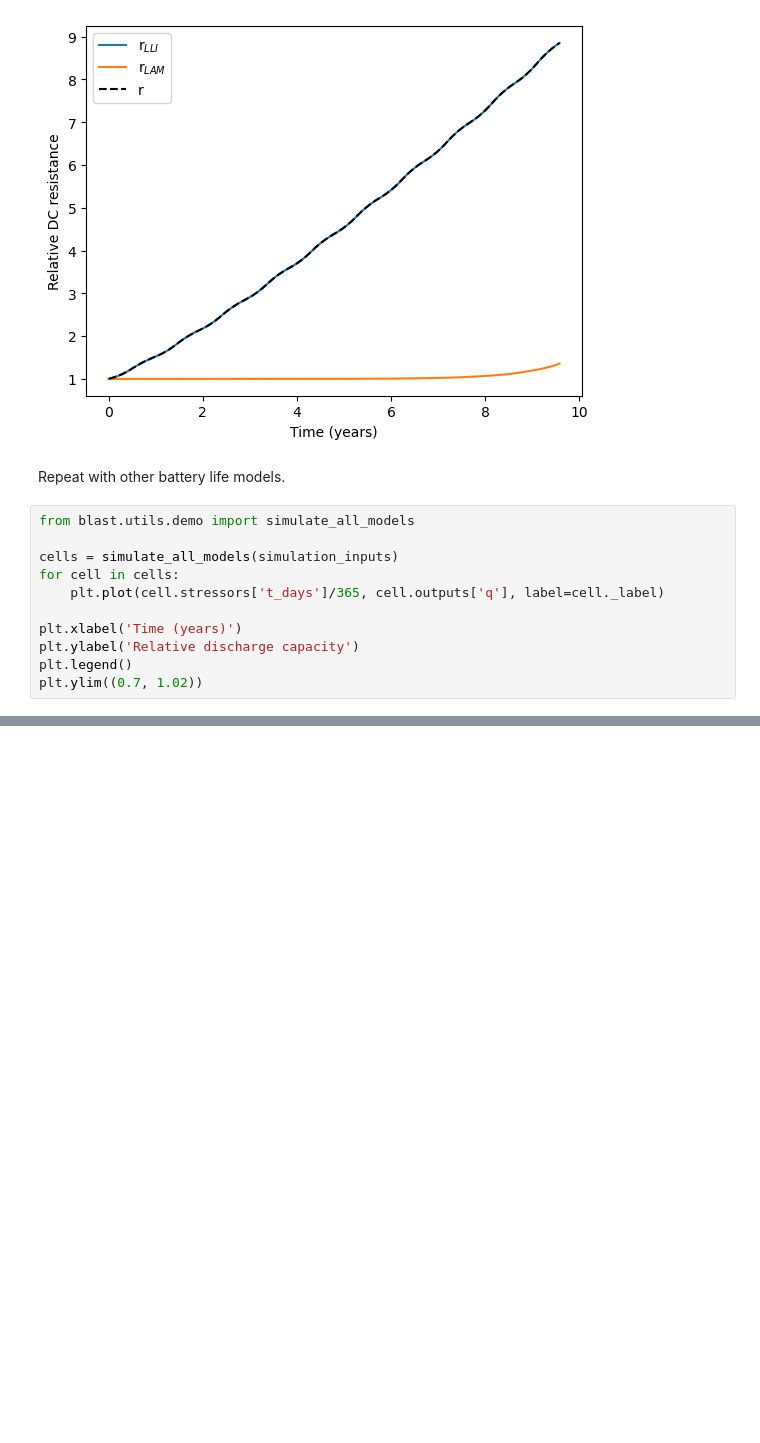
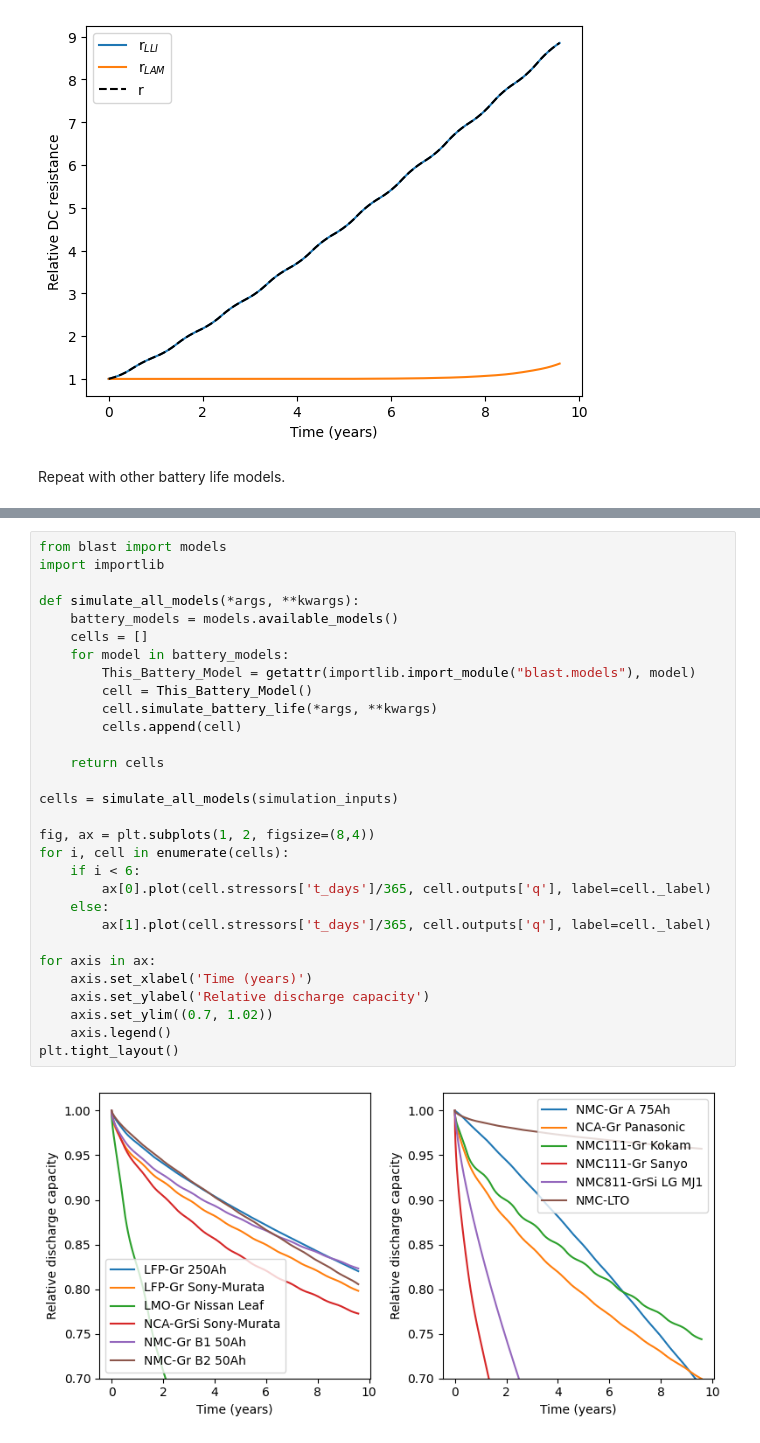
Before and after one commit to NREL/BLAST-Lite, a Jupyter notebook: examples/example.ipynb, the cells around one changed output, grey strips where cells are left out. Cells and saved outputs as stored; diff of their text form; blank space fills up the shorter version.

```diff
--- a/examples/example.ipynb
+++ b/examples/example.ipynb
@@ -146,14 +185,3 @@ plt.show()
 [figure]
 # %% [markdown]
 Repeat with other battery life models.
-# %%
-from blast.utils.demo import simulate_all_models
-
-cells = simulate_all_models(simulation_inputs)
-for cell in cells:
-    plt.plot(cell.stressors['t_days']/365, cell.outputs['q'], label=cell._label)
-
-plt.xlabel('Time (years)')
-plt.ylabel('Relative discharge capacity')
-plt.legend()
-plt.ylim((0.7, 1.02))
@@ -218,0 +188,32 @@ plt.show()
+# %%
+from blast import models
+import importlib
+
+def simulate_all_models(*args, **kwargs):
+    battery_models = models.available_models()
+    cells = []
+    for model in battery_models:
+        This_Battery_Model = getattr(importlib.import_module("blast.models"), model)
+        cell = This_Battery_Model()
+        cell.simulate_battery_life(*args, **kwargs)
+        cells.append(cell)
+
+    return cells
+
+cells = simulate_all_models(simulation_inputs)
+
+fig, ax = plt.subplots(1, 2, figsize=(8,4))
+for i, cell in enumerate(cells):
+    if i < 6:
+        ax[0].plot(cell.stressors['t_days']/365, cell.outputs['q'], label=cell._label)
+    else:
+        ax[1].plot(cell.stressors['t_days']/365, cell.outputs['q'], label=cell._label)
+
+for axis in ax:
+    axis.set_xlabel('Time (years)')
+    axis.set_ylabel('Relative discharge capacity')
+    axis.set_ylim((0.7, 1.02))
+    axis.legend()
+plt.tight_layout()
+# %% [output]
+[figure, added]
```
Also changed, not shown: parts of 4 cells of this notebook.
